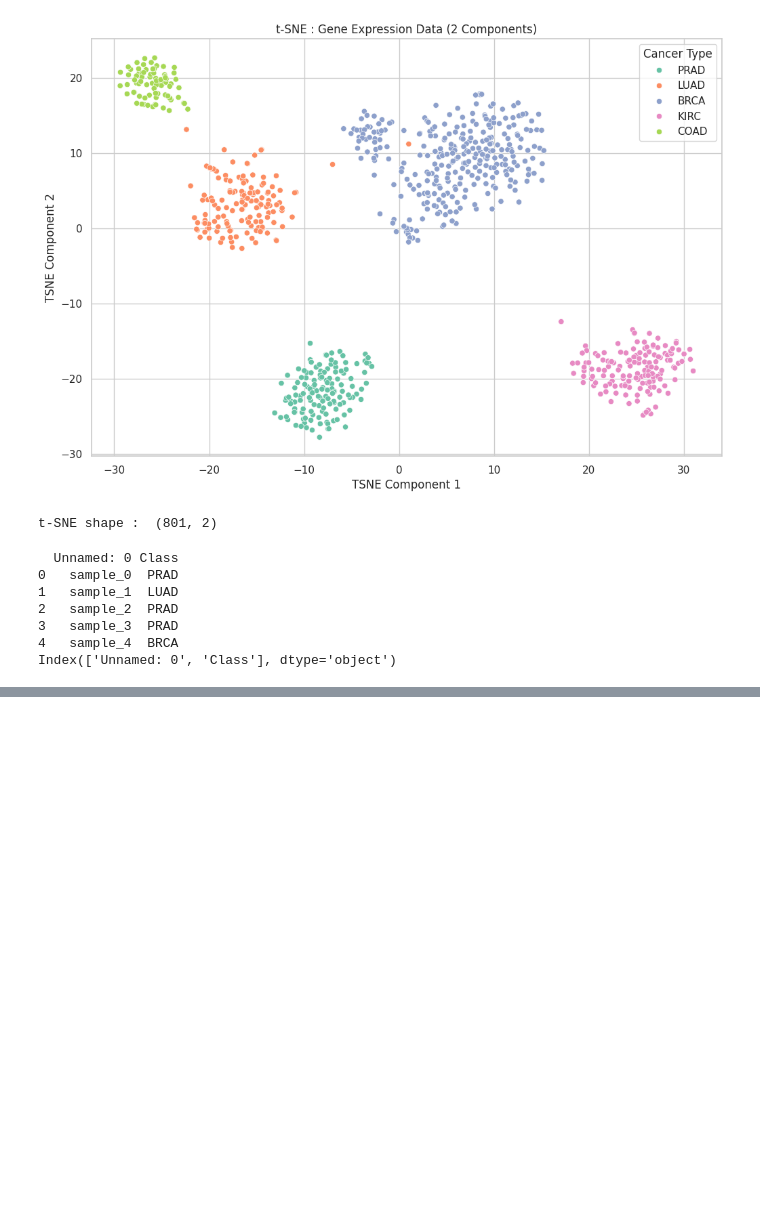
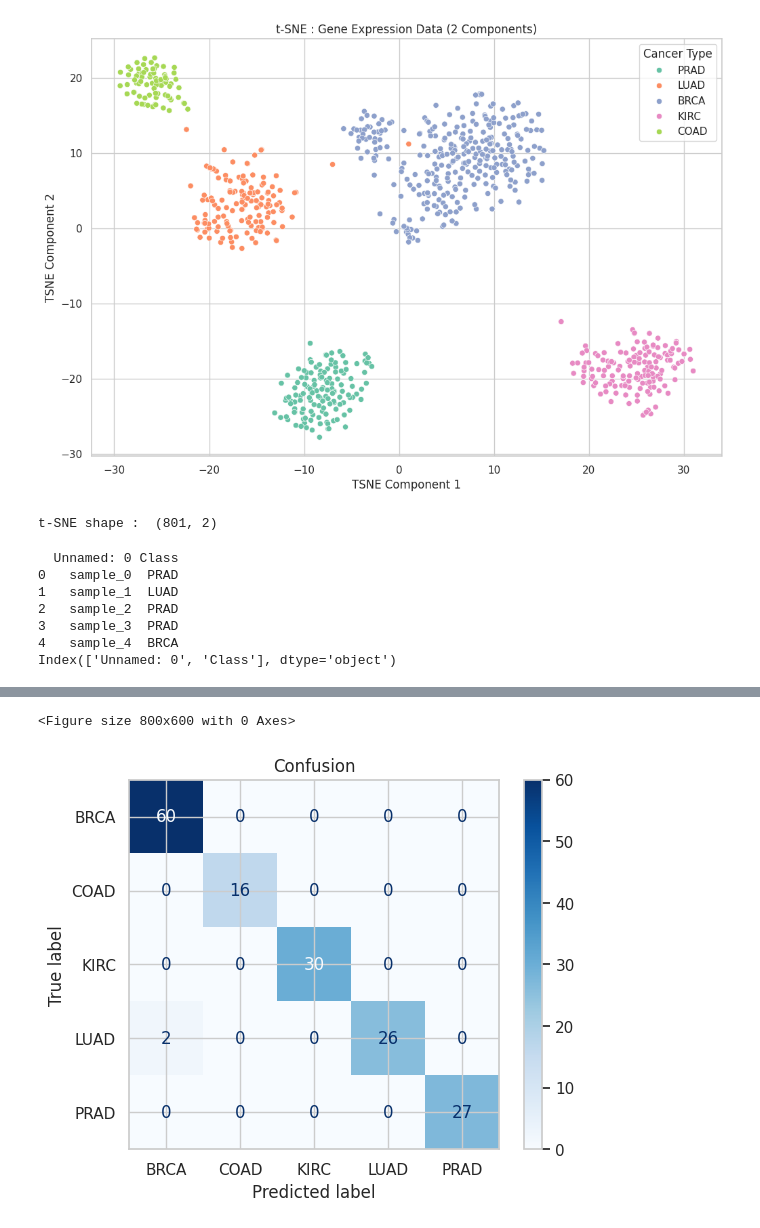
Before and after one commit to muzeyir/gene-expression-cancer-classification, a Jupyter notebook: notebooks/main.ipynb, the cells around one changed output, grey strips where cells are left out. Drawn from its saved outputs; the diff is of its cells as text; code cells hidden in the pictures; blank space fills up the shorter version.

Commit message:
06 - evaluate model performance with metrics and confusion matrix

```diff
--- a/notebooks/main.ipynb
+++ b/notebooks/main.ipynb
@@ -171,3 +171,12 @@ print(df_label.columns)
 3   sample_3  PRAD
 4   sample_4  BRCA
 Index(['Unnamed: 0', 'Class'], dtype='object')
+# %%
+from sklearn.model_selection import train_test_split
+
+X_train, X_test, y_train, y_test = train_test_split(X_scaled, df_label['Class'], test_size=0.2, random_state=42, stratify=df_label['Class'])
+# %%
+from sklearn.ensemble import RandomForestClassifier
+
+rf_model = RandomForestClassifier(n_estimators = 100,random_state = 42)
+rf_model.fit(X_train, y_train)
@@ -173,0 +185,6 @@ Index(['Unnamed: 0', 'Class'], dtype='object')
+# %%
+from sklearn.metrics import classification_report, accuracy_score
+
+y_pred = rf_model.predict(X_test)
+print('Accuracy : ',accuracy_score(y_test,y_pred))
+print('\nClassification Report : \n', classification_report(y_test, y_pred))
@@ -173,0 +206,12 @@ Index(['Unnamed: 0', 'Class'], dtype='object')
+# %%
+from sklearn.metrics import confusion_matrix, ConfusionMatrixDisplay
+cm = confusion_matrix(y_test, y_pred, labels = rf_model.classes_)
+
+disp = ConfusionMatrixDisplay(confusion_matrix = cm, display_labels = rf_model.classes_)
+plt.figure(figsize=(8,6))
+disp.plot(cmap='Blues', values_format = 'd')
+plt.title('Confusion')
+plt.show()
+# %% [output]
+<Figure size 800x600 with 0 Axes>
+[figure, added]
```
Also changed, not shown: parts of 2 cells of this notebook.
